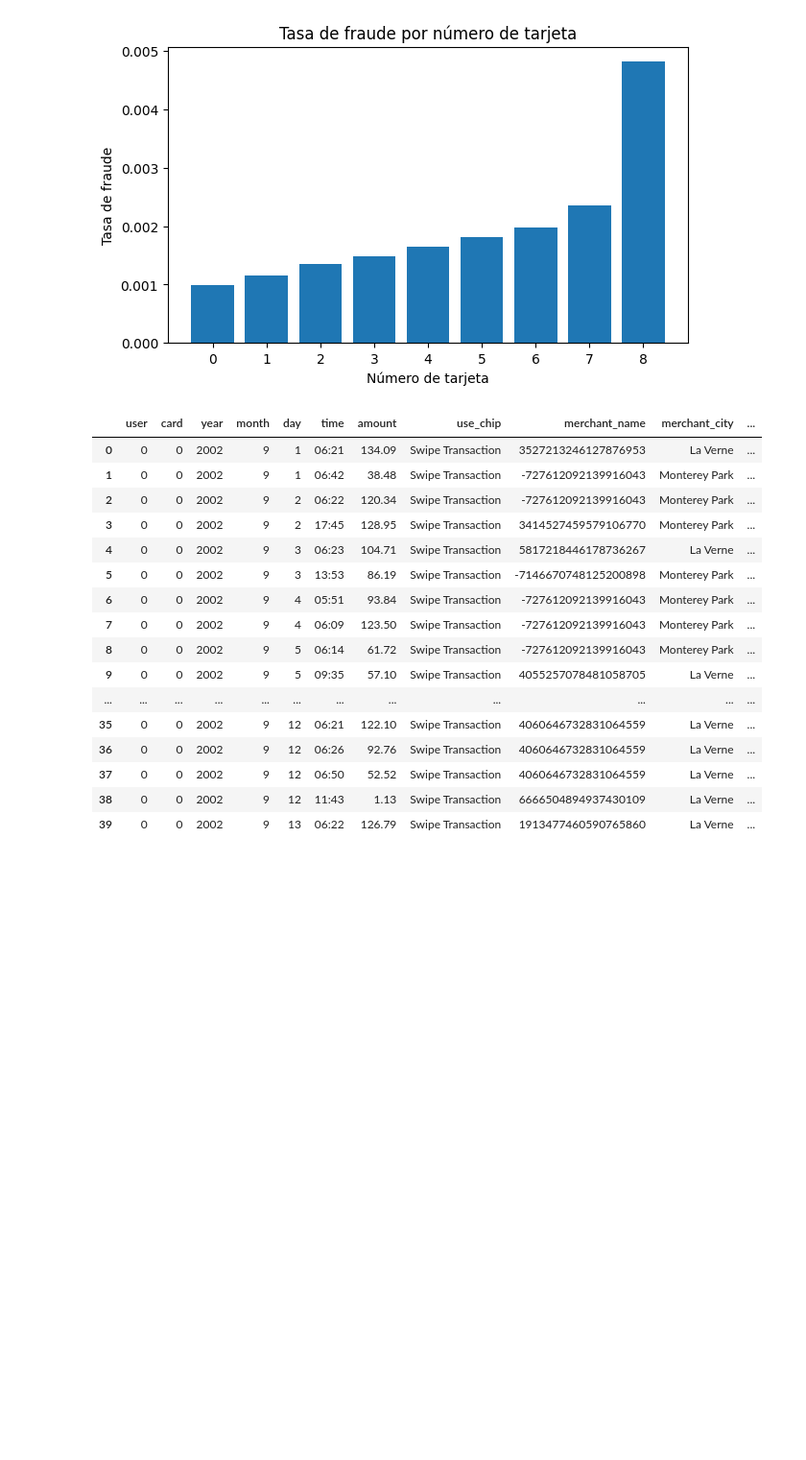
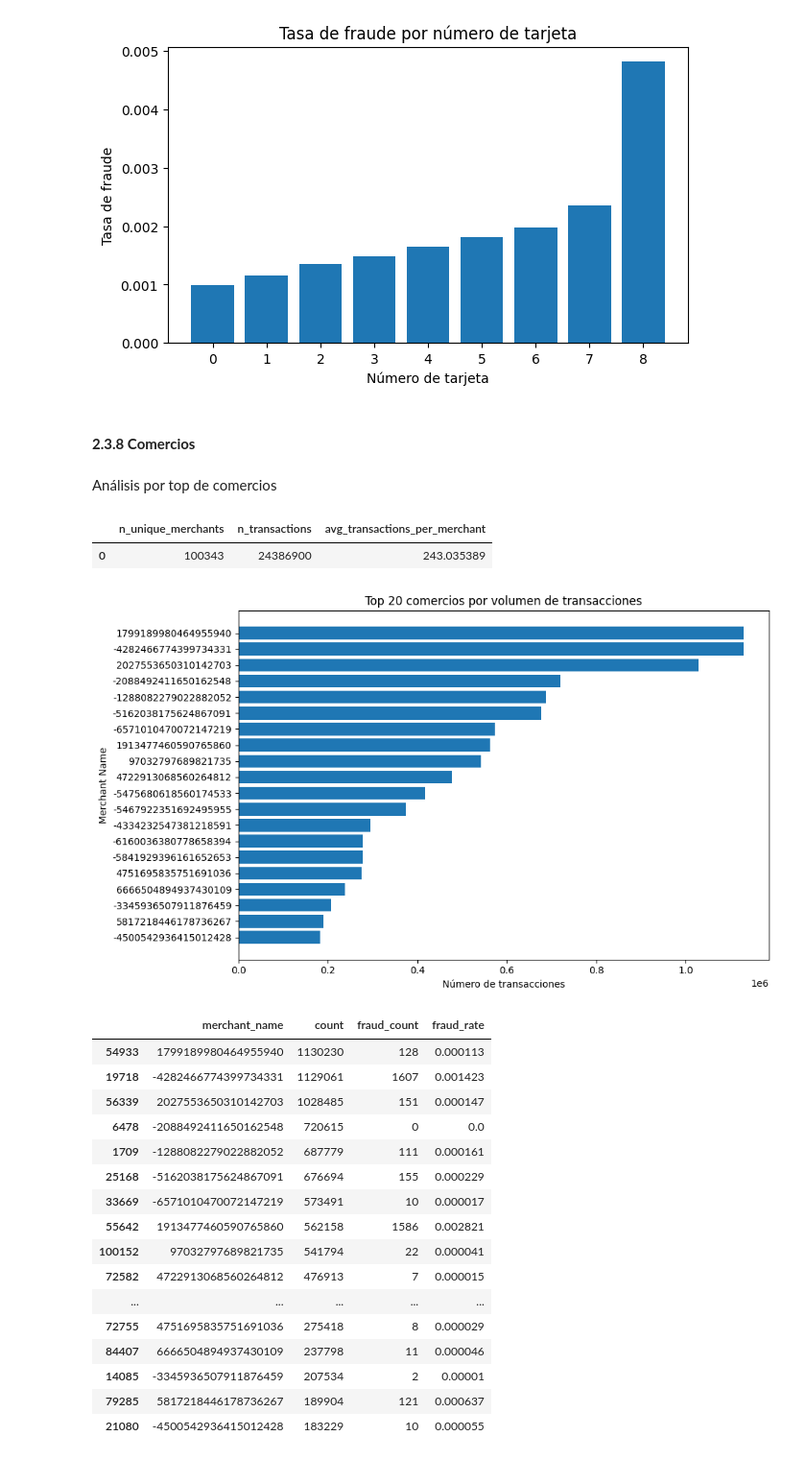
Before and after one commit to cecordobat/MSc-Thesis-Financial-Fraud-Detection-Models, a Jupyter notebook: notebooks/1_EDA_cards.ipynb, the cells around one changed output. Shown at 96% size. Saved outputs shown, nothing was run; the diff lists cells and outputs as text; code cells hidden in the pictures; blank space fills up the shorter version.

```diff
--- a/notebooks/1_EDA_cards.ipynb
+++ b/notebooks/1_EDA_cards.ipynb
@@ -889,23 +889,54 @@ plt.ylabel("Tasa de fraude")
 plt.show()
 # %% [output]
 [figure]
-# %%
-df_cards.head(40)
-# %% [output]
-|  | user | card | year | month | day | time | amount | use_chip | merchant_name | merchant_city | ... |
-| 0 | 0 | 0 | 2002 | 9 | 1 | 06:21 | 134.09 | Swipe Transaction | 3527213246127876953 | La Verne | ... |
-| 1 | 0 | 0 | 2002 | 9 | 1 | 06:42 | 38.48 | Swipe Transaction | -727612092139916043 | Monterey Park | ... |
-| 2 | 0 | 0 | 2002 | 9 | 2 | 06:22 | 120.34 | Swipe Transaction | -727612092139916043 | Monterey Park | ... |
-| 3 | 0 | 0 | 2002 | 9 | 2 | 17:45 | 128.95 | Swipe Transaction | 3414527459579106770 | Monterey Park | ... |
-| 4 | 0 | 0 | 2002 | 9 | 3 | 06:23 | 104.71 | Swipe Transaction | 5817218446178736267 | La Verne | ... |
-| 5 | 0 | 0 | 2002 | 9 | 3 | 13:53 | 86.19 | Swipe Transaction | -7146670748125200898 | Monterey Park | ... |
-| 6 | 0 | 0 | 2002 | 9 | 4 | 05:51 | 93.84 | Swipe Transaction | -727612092139916043 | Monterey Park | ... |
-| 7 | 0 | 0 | 2002 | 9 | 4 | 06:09 | 123.50 | Swipe Transaction | -727612092139916043 | Monterey Park | ... |
-| 8 | 0 | 0 | 2002 | 9 | 5 | 06:14 | 61.72 | Swipe Transaction | -727612092139916043 | Monterey Park | ... |
-| 9 | 0 | 0 | 2002 | 9 | 5 | 09:35 | 57.10 | Swipe Transaction | 4055257078481058705 | La Verne | ... |
-| ... | ... | ... | ... | ... | ... | ... | ... | ... | ... | ... | ... |
-| 35 | 0 | 0 | 2002 | 9 | 12 | 06:21 | 122.10 | Swipe Transaction | 4060646732831064559 | La Verne | ... |
-| 36 | 0 | 0 | 2002 | 9 | 12 | 06:26 | 92.76 | Swipe Transaction | 4060646732831064559 | La Verne | ... |
-| 37 | 0 | 0 | 2002 | 9 | 12 | 06:50 | 52.52 | Swipe Transaction | 4060646732831064559 | La Verne | ... |
-| 38 | 0 | 0 | 2002 | 9 | 12 | 11:43 | 1.13 | Swipe Transaction | 6666504894937430109 | La Verne | ... |
-| 39 | 0 | 0 | 2002 | 9 | 13 | 06:22 | 126.79 | Swipe Transaction | 1913477460590765860 | La Verne | ... |
+# %% [markdown]
+#### **2.3.8 Comercios**
+# %% [markdown]
+Análisis por top de comercios
+# %%
+top_merchants = (
+    df_cards
+    .groupby("merchant_name")
+    .agg(
+        count=("is_fraud", "size"),
+        fraud_count=("is_fraud", "sum"),
+        fraud_rate=("is_fraud", "mean"),
+    )
+    .reset_index()
+    .sort_values("count", ascending=False)
+    .head(20))
+# %% [output]
+|  | n_unique_merchants | n_transactions | avg_transactions_per_merchant |
+| 0 | 100343 | 24386900 | 243.035389 |
+# %%
+top_merchants_plot = top_merchants.sort_values("count", ascending=True)
+plt.figure(figsize=(10, 6))
+plt.barh(
+    top_merchants_plot["merchant_name"].astype(str),
+    top_merchants_plot["count"])
+plt.title("Top 20 comercios por volumen de transacciones")
+plt.xlabel("Número de transacciones")
+plt.ylabel("Merchant Name")
+plt.tight_layout()
+plt.show()
+
+top_merchants
+# %% [output]
+[figure, added]
+|  | merchant_name | count | fraud_count | fraud_rate |
+| 54933 | 1799189980464955940 | 1130230 | 128 | 0.000113 |
+| 19718 | -4282466774399734331 | 1129061 | 1607 | 0.001423 |
+| 56339 | 2027553650310142703 | 1028485 | 151 | 0.000147 |
+| 6478 | -2088492411650162548 | 720615 | 0 | 0.0 |
+| 1709 | -1288082279022882052 | 687779 | 111 | 0.000161 |
+| 25168 | -5162038175624867091 | 676694 | 155 | 0.000229 |
+| 33669 | -6571010470072147219 | 573491 | 10 | 0.000017 |
+| 55642 | 1913477460590765860 | 562158 | 1586 | 0.002821 |
+| 100152 | 97032797689821735 | 541794 | 22 | 0.000041 |
+| 72582 | 4722913068560264812 | 476913 | 7 | 0.000015 |
+| ... | ... | ... | ... | ... |
+| 72755 | 4751695835751691036 | 275418 | 8 | 0.000029 |
+| 84407 | 6666504894937430109 | 237798 | 11 | 0.000046 |
+| 14085 | -3345936507911876459 | 207534 | 2 | 0.00001 |
+| 79285 | 5817218446178736267 | 189904 | 121 | 0.000637 |
+| 21080 | -4500542936415012428 | 183229 | 10 | 0.000055 |
```
Also changed, not shown: parts of 2 cells of this notebook.
